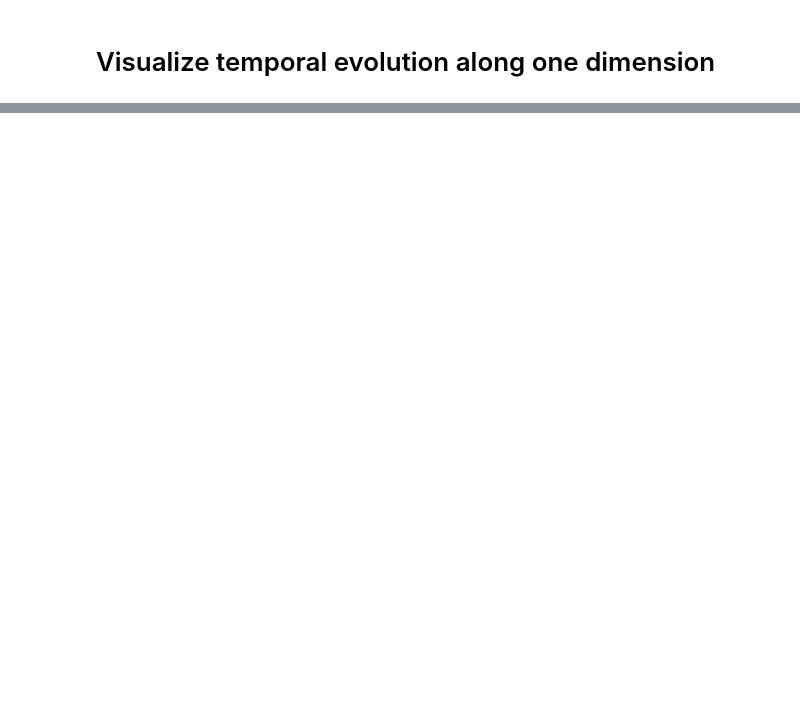
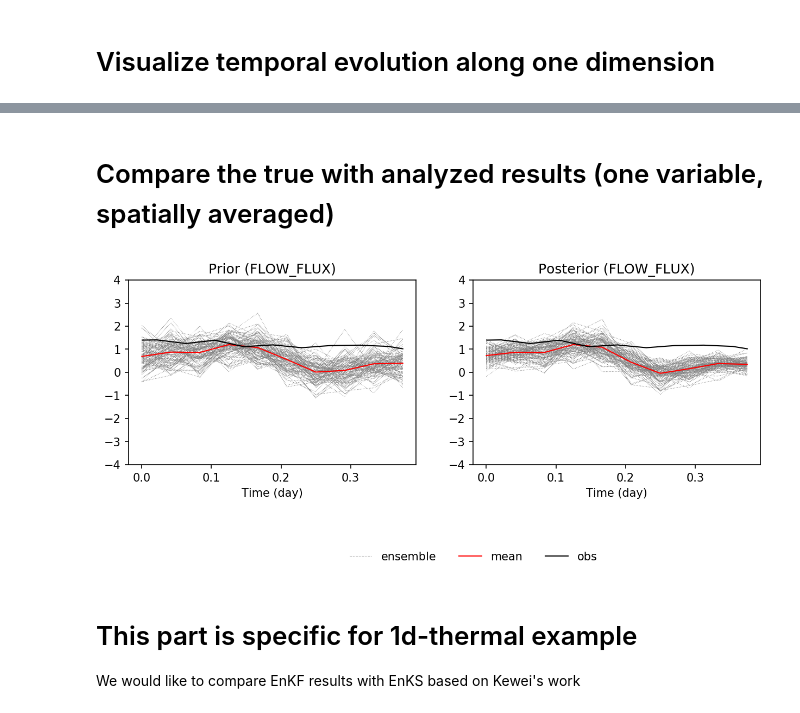
Before and after one commit to PeishiJiang/DART-PFLOTRAN, a Jupyter notebook: applications/workflow_ipynb/Visualize_DA_Results.ipynb, the cells around one changed output, grey strips where cells are left out. Drawn from its saved outputs; the diff is of its cells as text; code cells hidden in the pictures; blank space fills up the shorter version.

```diff
--- a/applications/workflow_ipynb/Visualize_DA_Results.ipynb
+++ b/applications/workflow_ipynb/Visualize_DA_Results.ipynb
@@ -58,0 +56,10 @@ dar.plot_oned_obs('TEMPERATURE', figsize=(10,15), dim_str='z', vmin=4, vmax=10,
+# %% [markdown]
+# Compare the true with analyzed results (one variable, spatially averaged)
+# %%
+flux_file = os.path.join(app_dir, "pflotran_input/flux_1d.csv")
+dar.compare_univar_spatial_average(var_name='FLOW_FLUX', file_name=flux_file, figsize=(10, 3), ylim=[-4, 4])
+# %% [output]
+[figure, added]
+# %% [markdown]
+# This part is specific for 1d-thermal example
+We would like to compare EnKF results with EnKS based on Kewei's work
```
Also changed, not shown: parts of 7 cells of this notebook, 25 other files.
